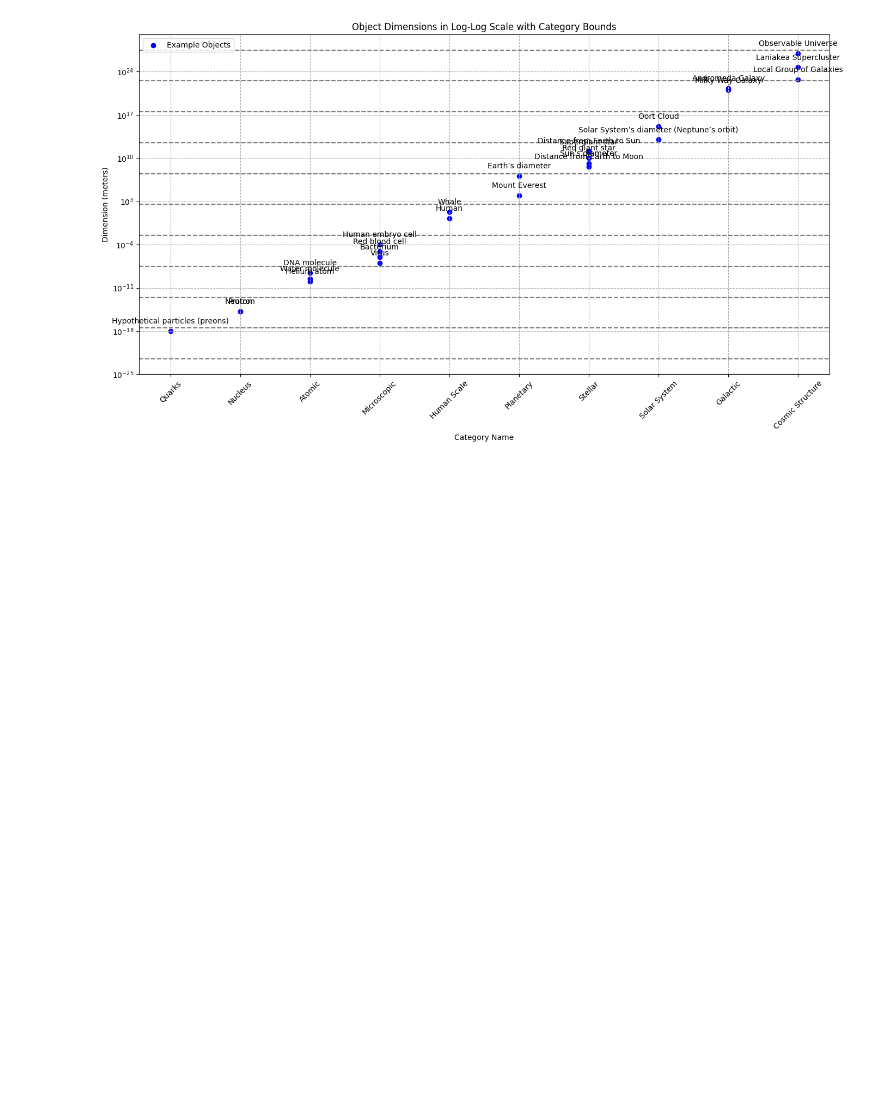
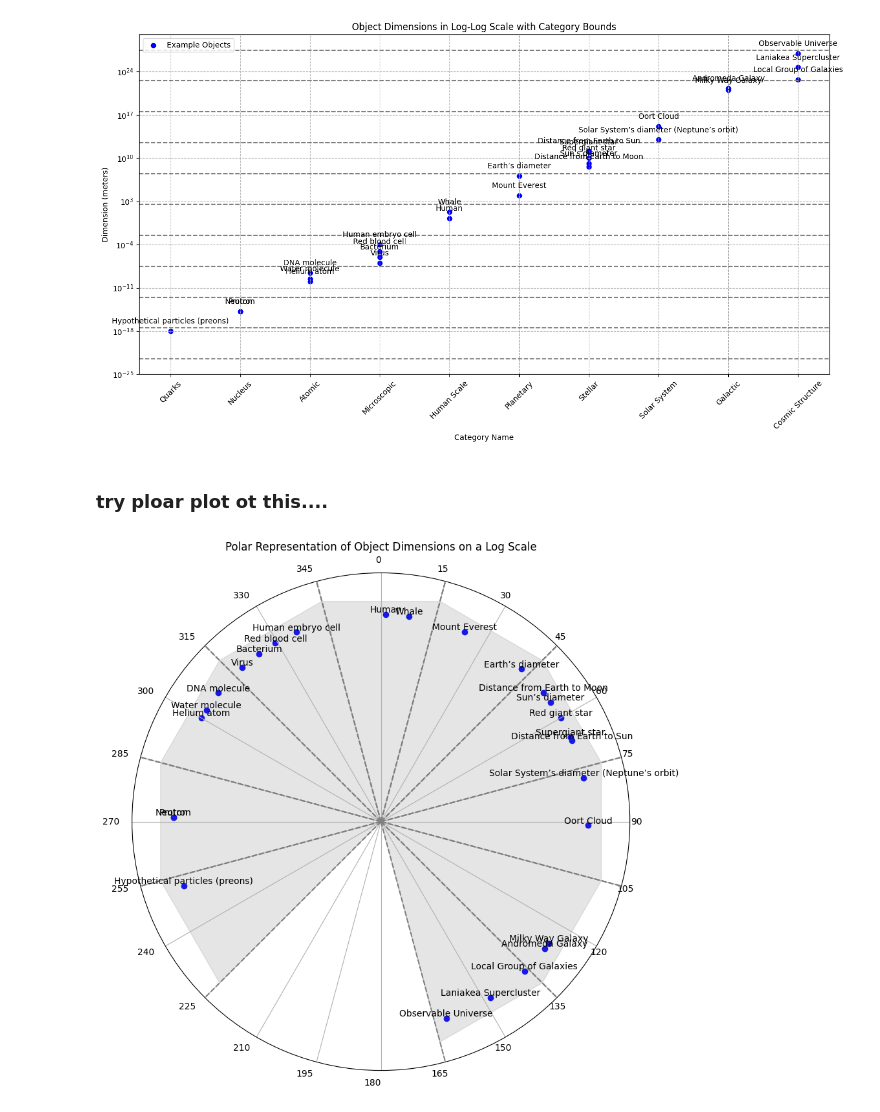
Before and after one commit to JukkaTLinjama/240611-universe-scales, a Jupyter notebook: Example object dimensions.ipynb, the cells around one changed output. Cells and saved outputs as stored; diff of their text form; code cells hidden in the pictures; blank space fills up the shorter version.

Commit message:
polar plots of object dimensions

```diff
--- a/Example object dimensions.ipynb
+++ b/Example object dimensions.ipynb
@@ -198,3 +199,61 @@ plt.show()
 24                       8.800000e+26
 25                       5.000000e+24
 [figure]
+# %% [markdown]
+### try ploar plot ot this....
+# %%
+import matplotlib.pyplot as plt
+import numpy as np
+
+# Assuming 'categories_df' and 'examples_df' are already loaded and prepared as per previous parts of the notebook
+
+# Convert dimension to angle in radians. The log scale of dimension (spanning 60 decades) is mapped to 360 degrees
+def dimension_to_angle(dimension):
+    log_dimension = np.log10(dimension)
+    # Adjust base angle so that 10^0 (log_dimension=0) is at angle 0 radians (North)
+    base_angle = -np.log10(1) * (2 * np.pi / 60)
+    return (log_dimension * (2 * np.pi / 60)) + base_angle
+
+# Set up polar plot
+fig, ax = plt.subplots(subplot_kw={'projection': 'polar'}, figsize=(10, 10))
+
+# Constants for the plot
+radius = 1  # Constant radius for all points
+
+# Plot each example object at radius = 1 with angle determined by their dimension
+for index, row in examples_df.iterrows():
+    angle = dimension_to_angle(row['Example Object Dimension (meters)'])
+    ax.scatter(angle, radius, color='b', label=row['Example Object'] if index == 0 else "")
+    ax.text(angle, radius, row['Example Object'], horizontalalignment='center', verticalalignment='bottom')
+
+# Indicate category limits and angle sectors
+for index, row in categories_df.iterrows():
+    lower_angle = dimension_to_angle(row['Lower Bound'])
+    upper_angle = dimension_to_angle(row['Upper Bound'])
+
+    # Draw lines for category limits
+    ax.plot([lower_angle, lower_angle], [0, 1.2], color='gray', linestyle='--')
+    ax.plot([upper_angle, upper_angle], [0, 1.2], color='gray', linestyle='--')
+
+    # Fill the sector for visual distinction of categories
+    ax.fill([lower_angle, upper_angle, upper_angle, lower_angle], [0, 0, 1.1, 1.1], color='gray', alpha=0.2)
+
+# Customize the plot
+ax.set_ylim(0, 1.2)  # Extend the radius slightly beyond 1 for visibility of labels
+ax.set_yticks([])  # Hide radial ticks because radius is constant
+
+# Set the top of the plot as the starting point for 10^0 and direction clockwise
+ax.set_theta_zero_location('N')
+ax.set_theta_direction(-1)
+
+# Set angle ticks: every 15 degrees
+ax.set_xticks(np.arange(0, 2 * np.pi, np.pi/12))  # np.pi/12 radians interval equals 15 degrees
+
+# Optional: Setting angle labels every 15 degrees as requested, rotating for readability
+angle_labels = [(i * 15) % 360 for i in range(24)]
+ax.set_xticklabels(angle_labels, rotation=45, ha='right')
+
+plt.title('Polar Representation of Object Dimensions on a Log Scale')
+plt.show()
+# %% [output]
+[figure, added]
```
Also changed, not shown: parts of 3 cells of this notebook.
